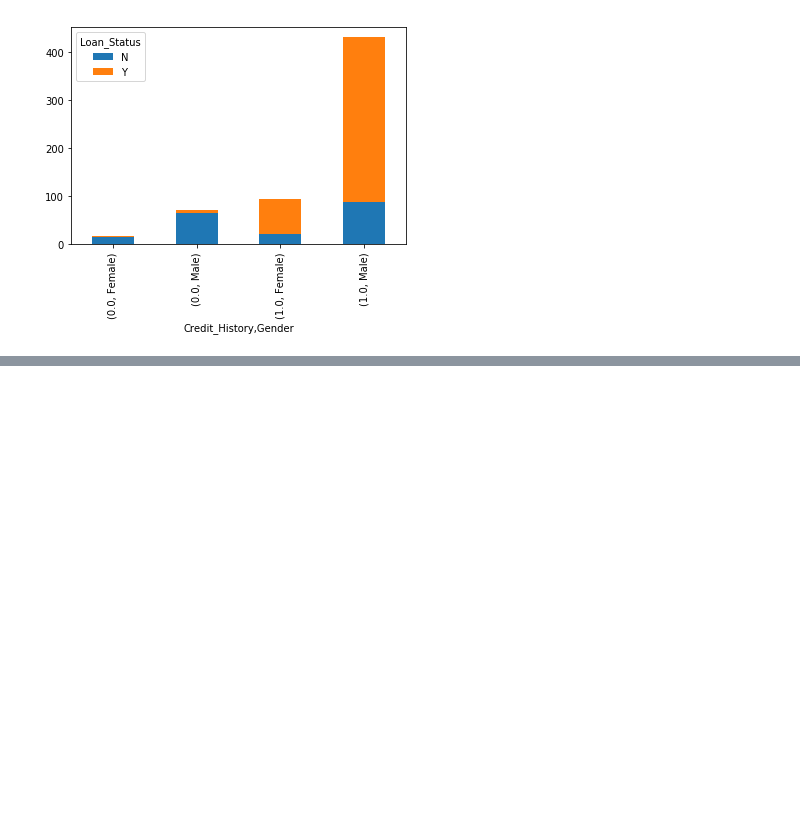
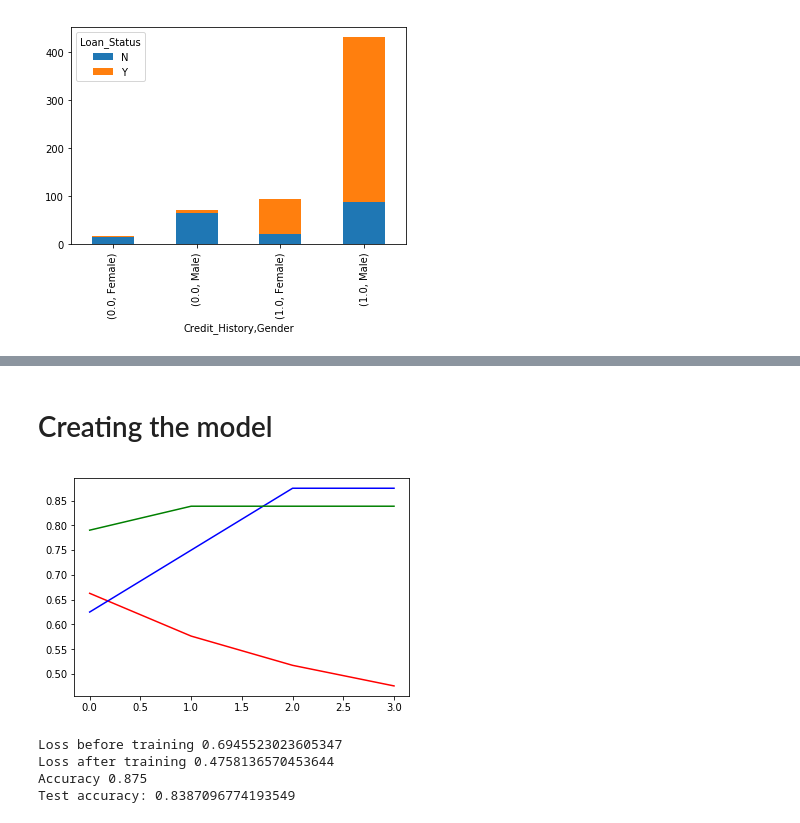
Before and after one commit to shreyabhandarii/Loan-Approval-Prediction, a Jupyter notebook: Loan_Approval_Prediction.ipynb, the cells around one changed output, grey strips where cells are left out. Saved outputs shown, nothing was run; the diff lists cells and outputs as text; code cells hidden in the pictures; blank space fills up the shorter version.

Commit message:
SIgmoid neuron | pytorch framework | EDA has certanly helped in achieving better accuracies. Earlier accuracy was around 80 % now it is around 83.

```diff
--- a/Loan_Approval_Prediction.ipynb
+++ b/Loan_Approval_Prediction.ipynb
@@ -363,0 +467,3 @@ temp5.plot(kind='bar', stacked=True);
+# %%
+X=X_temp[:][:]
+Y=Y_temp[:]
@@ -363,0 +514,50 @@ temp5.plot(kind='bar', stacked=True);
+# %%
+from sklearn.metrics import accuracy_score
+def accuracy(y_hat, y):
+  pred= torch.Tensor([1 if hat>= 0.5 else 0 for hat in y_hat])
+  pred= pred.view(-1,1).float()
+  return accuracy_score(pred, y)
+# %% [markdown]
+# Creating the model
+# %%
+def fit(x, y, model, loss_function, l_r, epochs=1000, mini_batch_size = 64):
+    loss_arr=[]
+    loss_per_epoch=[]
+    acc_arr=[]
+    test_acc_arr=[]
+    opt=optim.SGD(fn.parameters(),lr= l_r)
+    m = x.shape[0]
+    for epochs in range(epochs):
+        for k in range(0, m, mini_batch_size):
+            x_mini , y_mini = x[k:k+mini_batch_size], y[k:k+mini_batch_size]
+            y_hat=fn(x_mini.float())
+            # print(y_hat.shape, y_mini.shape)
+            loss=loss_function(y_hat, y_mini.view(-1,1).float())
+            loss_arr.append(loss.item())
+
+            loss.backward()
+            opt.step()
+            opt.zero_grad()
+        loss_per_epoch.append(loss.item())
+        acc_arr.append(accuracy(y_hat, y_mini.view(-1,1).float()))
+        test_acc_arr.append(accuracy(fn(X_val.float()), Y_val.view(-1,1).float()))
+    plt.plot(loss_per_epoch, 'r')
+    plt.plot(acc_arr,'b')
+    plt.plot(test_acc_arr, 'g')
+    plt.show()
+    print('Loss before training', loss_arr[0])
+    print('Loss after training', loss_arr[-1])
+    print('Accuracy', acc_arr[-1])
+# %%
+fn = FFNetwork(X_train)
+# fn.to(device)
+#Training on training data
+loss_fn=nn.BCELoss()
+fit(X_train, Y_train, fn, loss_function= loss_fn, l_r= 0.05, epochs=4, mini_batch_size = 32)
+print("Test accuracy:",accuracy(fn(X_val.float()), Y_val.float()))
+# %% [output]
+[figure, added]
+Loss before training 0.6945523023605347
+Loss after training 0.4758136570453644
+Accuracy 0.875
+Test accuracy: 0.8387096774193549
```
Also changed, not shown: parts of 31 cells of this notebook.
